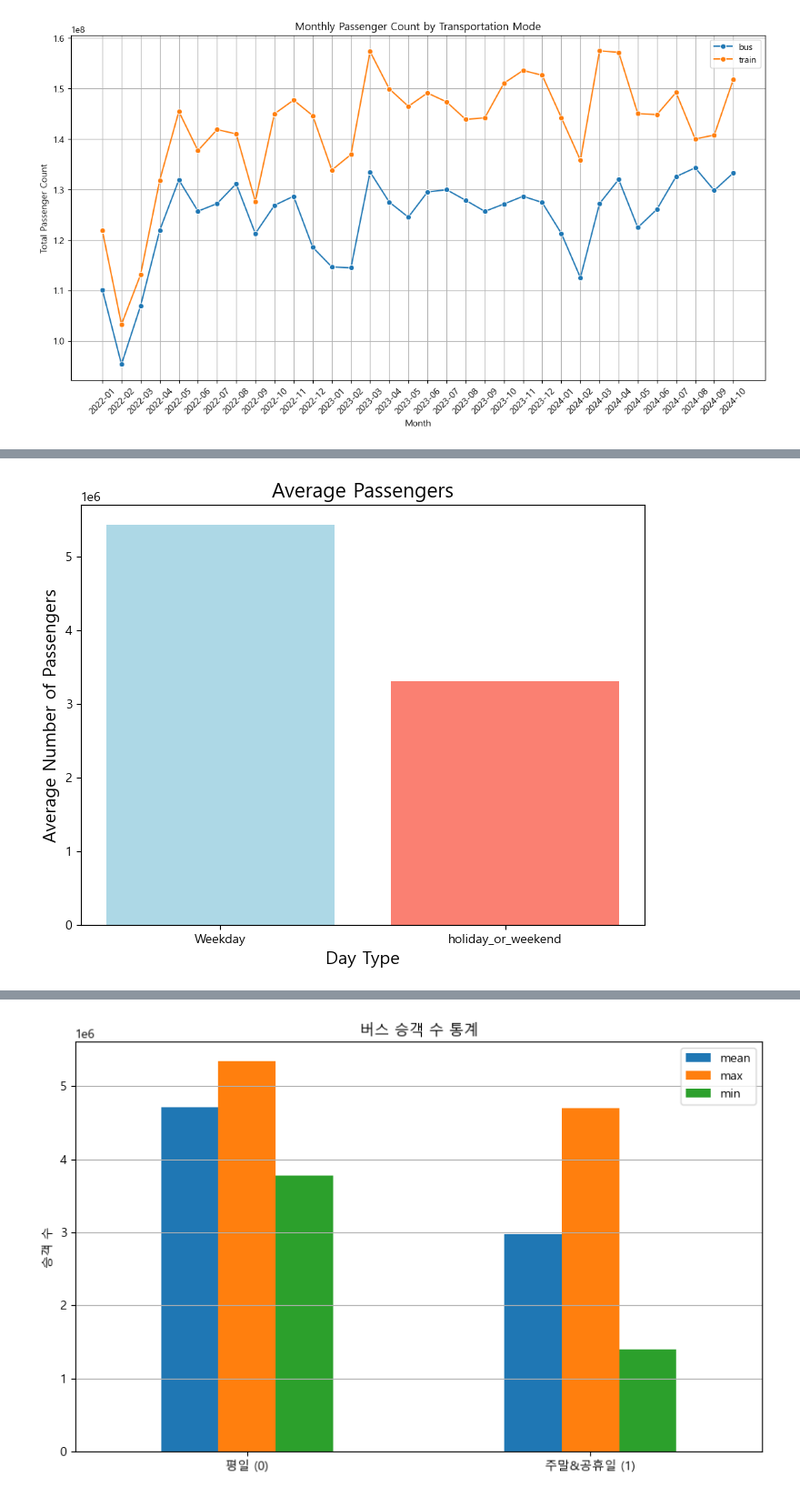
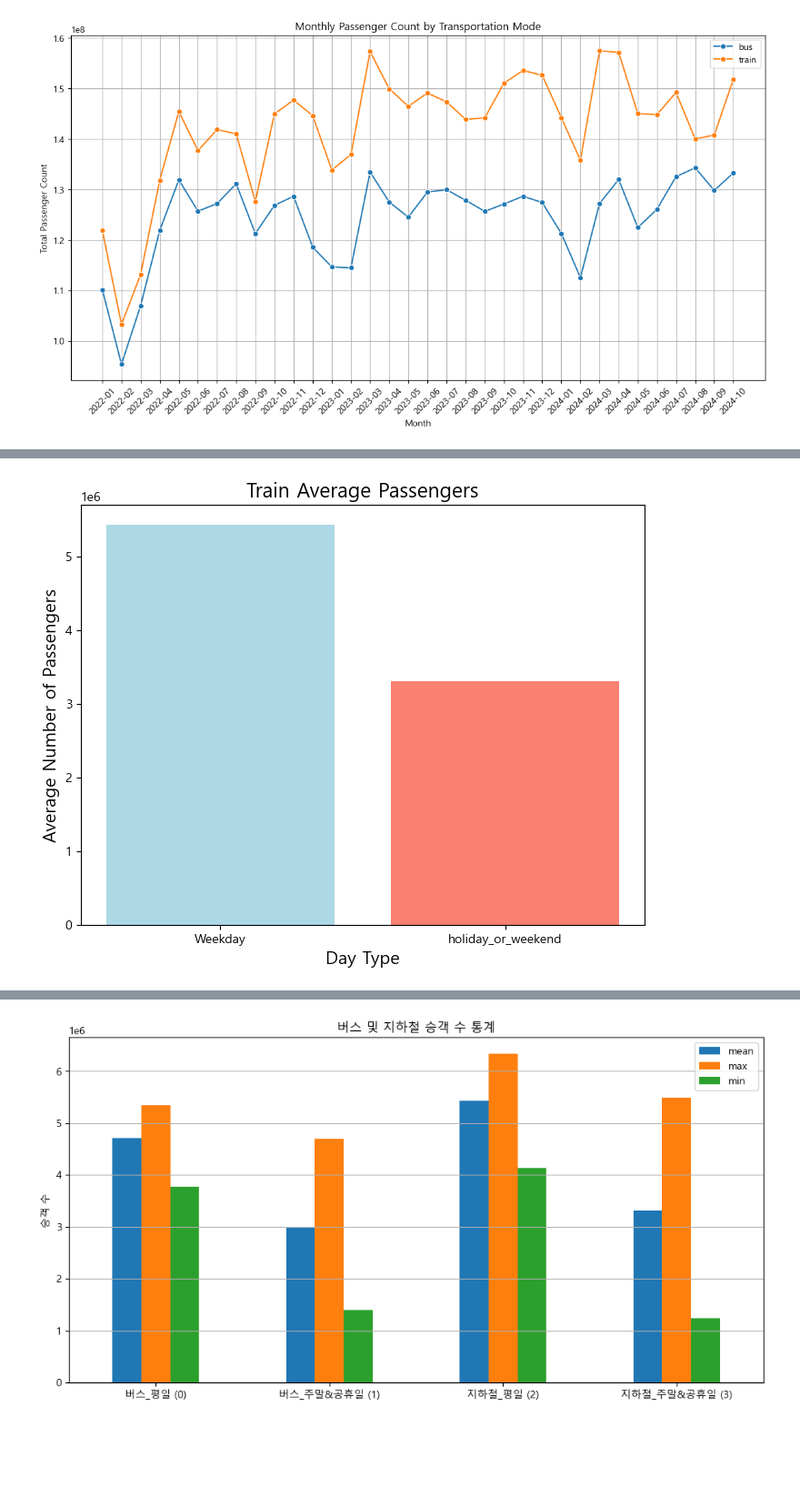
Before and after one commit to mini-project-y/1st_mini_project, a Jupyter notebook: Mook/pjt_transportation.ipynb, the cells around one changed output, grey strips where cells are left out. Shown at 91% size. Cells and saved outputs as stored; diff of their text form; code cells hidden in the pictures; blank space fills up the shorter version.

Commit message:
Mook add files

```diff
--- a/Mook/pjt_transportation.ipynb
+++ b/Mook/pjt_transportation.ipynb
@@ -1,7 +6,6 @@
 # %%
-import pandas as pd
-df_bus = pd.read_csv("D:/WORKSPACE/project/1st_miniproject/Mook/서울시_행정동별_버스_총_승차_승객수_정보.csv", encoding='cp949')
-df_train = pd.read_csv("D:/WORKSPACE/project/1st_miniproject/Mook/서울시_행정동별_지하철_총_승차_승객수_정보.csv", encoding='cp949')
+df_bus = pd.read_csv("D:/humanda/project/1st_miniproject/Mook/서울시_행정동별_버스_총_승차_승객수_정보.csv", encoding='cp949')
+df_train = pd.read_csv("D:/humanda/project/1st_miniproject/Mook/서울시_행정동별_지하철_총_승차_승객수_정보.csv", encoding='cp949')
 # %%
 df_bus
 # %% [output]
@@ -234,7 +238,7 @@ print(train_sum[train_sum['total_passenger'] == 0])
 # %%
 train_sum = train_sum[train_sum['total_passenger'] != 0]
 # %%
-df_date = pd.read_csv("D:/WORKSPACE/project/1st_miniproject/Mook/df_date.csv")
+df_date = pd.read_csv("D:/humanda/project/1st_miniproject/Mook/df_date.csv")
 # %%
 df_date.info()
 # %% [output]
@@ -540,12 +544,12 @@ plt.show()
 plt.figure(figsize=(8, 6))
 plt.bar(train_avg['holiday_or_weekend'], train_avg['total_passenger'], color=['lightblue', 'salmon'])
 
-plt.title('Average Passengers', fontsize=16)
+plt.title('Train Average Passengers', fontsize=16)
 plt.xlabel('Day Type', fontsize=14)
 plt.ylabel('Average Number of Passengers', fontsize=14)
 plt.show()
 # %% [output]
-[figure, old version]
+[figure, new version]
 # %%
 from pprint import pprint
 
@@ -607,16 +611,28 @@ min      1.241418e+06
 max      5.483267e+06
 Name: total_passenger, dtype: float64}
 # %%
+import matplotlib.pyplot as plt
+import pandas as pd
+
+# 통계 데이터프레임 설정 (예시 코드)
 statistics_bus = pd.DataFrame(bus_passengers_description).T
+statistics_train = pd.DataFrame(train_passengers_description).T
 statistics_bus = statistics_bus[['mean', 'max', 'min']]
+statistics_train = statistics_train[['mean', 'max', 'min']]
 
-# 버스 시각화
-statistics_bus.index = ['평일 (0)', '주말&공휴일 (1)']
-statistics_bus.plot(kind='bar', figsize=(10, 6))
-plt.title('버스 승객 수 통계')
+# 인덱스 변경
+statistics_bus.index = ['버스_평일 (0)', '버스_주말&공휴일 (1)']
+statistics_train.index = ['지하철_평일 (2)', '지하철_주말&공휴일 (3)']
+
+# 두 데이터프레임을 결합
+statistics_combined = pd.concat([statistics_bus, statistics_train])
+
+# 결합된 데이터프레임으로 시각화
+statistics_combined.plot(kind='bar', figsize=(12, 6))
+plt.title('버스 및 지하철 승객 수 통계')
 plt.xticks(rotation=0)
 plt.ylabel('승객 수')
 plt.grid(axis='y')
 plt.show()
 # %% [output]
-[figure, old version]
+[figure, new version]
```
Also changed, not shown: parts of 3 cells of this notebook, 1 other file.
